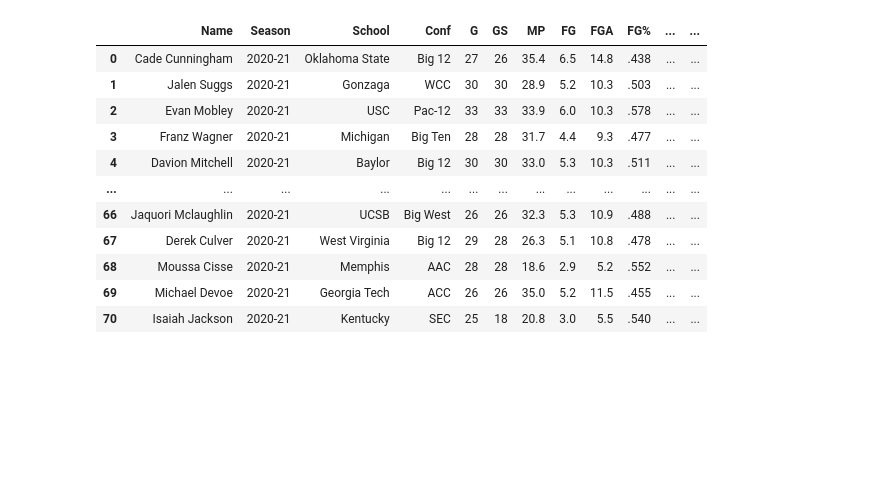
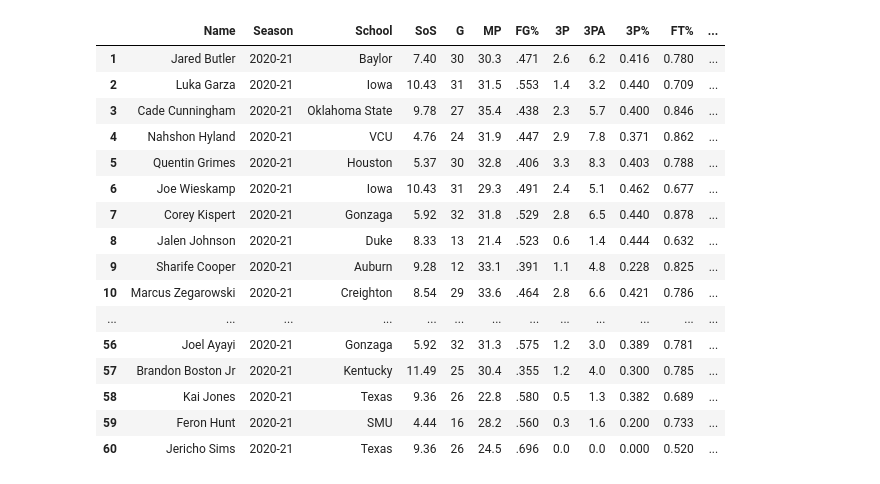
Before and after one commit to EvanJW7/2021-NBA-Draft-Prospect-Stats, a Jupyter notebook: 2021 Stats/2021.ipynb, the cells around one changed output. Drawn from its saved outputs; the diff is of its cells as text; code cells hidden in the pictures; blank space fills up the shorter version.

```diff
--- a/2021 Stats/2021.ipynb
+++ b/2021 Stats/2021.ipynb
@@ -2,62 +2,110 @@
 from bs4 import BeautifulSoup
 import requests
 import pandas as pd
+
 headers = {'User Agent':'Mozilla/5.0'}
 
 players = [
     'cade-cunningham', 'jalen-suggs','evan-mobley', 'franz-wagner', 'davion-mitchell',
     'scottie-barnes','moses-moody', 'ziaire-williams', 'corey-kispert', 'tre-mann', 'ayo-dosunmu',
-    'max-abmas', 'kai-jones', 'josh-christopher', 'nahshon-hyland', 'jalen-johnson-24', 'jaden-springer',
-    'cameron-thomas', 'miles-mcbride', 'johnny-juzang', 'charles-bassey', 'chris-duarte', 'james-bouknight',
-    'jeremiah-robinson-earl', 'sharife-cooper', 'dj-stewart', 'brandon-bostonjr', 'joel-ayayi', 'isaiah-livers',
-    'david-duke', 'dayron-sharpe', 'keon-johnson', 'marcus-zegarowski', 'rj-nembhard', 'aaron-henry', 'mj-walker',
-    'jericho-sims', 'raiquan-gray','feron-hunt', 'yves-pons', 'matthew-hurt', 'trey-murphyiii', 'ochai-agbaji',
-    'joshua-primo', 'aaron-wiggins', 'olivier-sarr', 'kessler-edwards', 'neemias-queta', 'jason-preston',
-    'sandro-mamukelashvili', 'jt-thor', 'quentin-grimes','sam-hauser', 'matthew-mayer', 'macio-teague',
-    'javonte-smart', 'dj-steward', 'luka-garza', 'matthew-mcclung', 'aamir-simms', 'trendon-watford',
-    'justin-champagnie', 'austin-reaves', 'makur-maker', 'julian-champagnie','keve-aluma','dejon-jarreau',
-    'jaquori-mclaughlin', 'derek-culver', 'moussa-cisse', 'michael-devoe','isaiah-jackson-3']
+    'kai-jones', 'josh-christopher', 'nahshon-hyland', 'jalen-johnson-24', 'jaden-springer', 'cameron-thomas',
+    'miles-mcbride', 'johnny-juzang', 'charles-bassey', 'chris-duarte', 'james-bouknight', 'jeremiah-robinson-earl',
+    'sharife-cooper', 'brandon-bostonjr', 'joel-ayayi', 'isaiah-livers', 'david-duke', 'dayron-sharpe',
+    'keon-johnson', 'marcus-zegarowski', 'rj-nembhard', 'aaron-henry', 'feron-hunt',
+    'matthew-hurt', 'trey-murphyiii', 'ochai-agbaji', 'joshua-primo', 'aaron-wiggins','kessler-edwards',
+    'neemias-queta', 'jason-preston', 'sandro-mamukelashvili', 'jt-thor', 'quentin-grimes', 'joe-wieskamp',
+    'macio-teague', 'javonte-smart', 'dj-steward', 'luka-garza', 'matthew-mcclung', 'santi-aldama'
+    'trendon-watford', 'justin-champagnie', 'austin-reaves', 'keve-aluma', 'isaiah-jackson-3', 'jared-butler',
+    'greg-brown-9', 'dalano-banton', 'david-johnson-13', 'jericho-sims', 'raiquan-gray']
 
 player_stats = []
 playerlist = []
 
 for player in players:
     try:
         if player[-1].isdigit():
             url = f'https://www.sports-reference.com/cbb/players/{player}.html'
         else:
             url = f'https://www.sports-reference.com/cbb/players/{player}-1.html'
         res = requests.get(url)
         soup = BeautifulSoup(res.content, 'lxml')
         header = [th.getText() for th in soup.findAll('tr', limit = 2)[0].findAll('th')]
         rows = soup.findAll('tr')
         player_stats.append([td.getText() for td in soup.find('tr', id ='players_per_game.2021')])
+
+        for i in player_stats:
+            if i[14] == '':
+                i[14] = str(0.0)
+
         table = pd.DataFrame(player_stats, columns = header)
         player = player.replace('-',' ').title()
         if player[-1].isdigit():
             player = player[:-2]
-
         if player[-2:] == 'jr':
             player = player.replace('jr', ' Jr')
-
-
         playerlist.append(player)
 
     except:
         continue
 
 table.insert(0, "Name", playerlist)
+table['MP'] = table['MP'].astype(float)
+table['PTS'] = table['PTS'].astype(float)
+table['AST'] = table['AST'].astype(float)
+table['TRB'] = table['TRB'].astype(float)
+table['BLK'] = table['BLK'].astype(float)
+table['STL'] = table['STL'].astype(float)
+table['3P'] = table['3P'].astype(float)
+table['3PA'] = table['3PA'].astype(float)
+table['TOV'] = table['TOV'].astype(float)
+table['SOS'] = table['SOS'].astype(float)
+table['PF'] = table['PF'].astype(float)
+table['FT%'] = table['FT%'].astype(float)
+table['3P%'] = table['3P%'].astype(float)
+
+per40 = 40/table['MP']
+
+table["Player Grade"] = ((table['PTS']*per40) + (table['TRB']*1.25*per40) + (table['AST']*2*per40) +
+(table['BLK']*3*per40) + (table['STL']*3*per40) + (table['3P']*7*per40)+ (table['FT%']*7) + (table['SOS']) +
+(table['3P%']*10))
+
+table["Player Grade"] = table["Player Grade"]*1.10
+table["Player Grade"] = (round(table["Player Grade"]))
+table["Player Grade"]= table["Player Grade"].astype(int)
+
+table = table.sort_values(by= "Player Grade", ascending=False)
+table.insert(4, 'SoS', table['SOS'])
+table.reset_index(drop = True, inplace=True)
+import numpy as np
+table.index = np.arange(1, len(table)+1)
+del table['SOS']
+del table['Conf']
+del table['ORB']
+del table['DRB']
+del table['GS']
+del table['FG']
+del table['FGA']
+del table['FT']
+del table['FTA']
+del table['2P']
+del table['2PA']
+del table['2P%']
 table
 # %% [output]
-|  | Name | Season | School | Conf | G | GS | MP | FG | FGA | FG% | ... | ... |
-| 0 | Cade Cunningham | 2020-21 | Oklahoma State | Big 12 | 27 | 26 | 35.4 | 6.5 | 14.8 | .438 | ... | ... |
-| 1 | Jalen Suggs | 2020-21 | Gonzaga | WCC | 30 | 30 | 28.9 | 5.2 | 10.3 | .503 | ... | ... |
-| 2 | Evan Mobley | 2020-21 | USC | Pac-12 | 33 | 33 | 33.9 | 6.0 | 10.3 | .578 | ... | ... |
-| 3 | Franz Wagner | 2020-21 | Michigan | Big Ten | 28 | 28 | 31.7 | 4.4 | 9.3 | .477 | ... | ... |
-| 4 | Davion Mitchell | 2020-21 | Baylor | Big 12 | 30 | 30 | 33.0 | 5.3 | 10.3 | .511 | ... | ... |
+|  | Name | Season | School | SoS | G | MP | FG% | 3P | 3PA | 3P% | FT% | ... |
+| 1 | Jared Butler | 2020-21 | Baylor | 7.40 | 30 | 30.3 | .471 | 2.6 | 6.2 | 0.416 | 0.780 | ... |
+| 2 | Luka Garza | 2020-21 | Iowa | 10.43 | 31 | 31.5 | .553 | 1.4 | 3.2 | 0.440 | 0.709 | ... |
+| 3 | Cade Cunningham | 2020-21 | Oklahoma State | 9.78 | 27 | 35.4 | .438 | 2.3 | 5.7 | 0.400 | 0.846 | ... |
+| 4 | Nahshon Hyland | 2020-21 | VCU | 4.76 | 24 | 31.9 | .447 | 2.9 | 7.8 | 0.371 | 0.862 | ... |
+| 5 | Quentin Grimes | 2020-21 | Houston | 5.37 | 30 | 32.8 | .406 | 3.3 | 8.3 | 0.403 | 0.788 | ... |
+| 6 | Joe Wieskamp | 2020-21 | Iowa | 10.43 | 31 | 29.3 | .491 | 2.4 | 5.1 | 0.462 | 0.677 | ... |
+| 7 | Corey Kispert | 2020-21 | Gonzaga | 5.92 | 32 | 31.8 | .529 | 2.8 | 6.5 | 0.440 | 0.878 | ... |
+| 8 | Jalen Johnson | 2020-21 | Duke | 8.33 | 13 | 21.4 | .523 | 0.6 | 1.4 | 0.444 | 0.632 | ... |
+| 9 | Sharife Cooper | 2020-21 | Auburn | 9.28 | 12 | 33.1 | .391 | 1.1 | 4.8 | 0.228 | 0.825 | ... |
+| 10 | Marcus Zegarowski | 2020-21 | Creighton | 8.54 | 29 | 33.6 | .464 | 2.8 | 6.6 | 0.421 | 0.786 | ... |
 | ... | ... | ... | ... | ... | ... | ... | ... | ... | ... | ... | ... | ... |
-| 66 | Jaquori Mclaughlin | 2020-21 | UCSB | Big West | 26 | 26 | 32.3 | 5.3 | 10.9 | .488 | ... | ... |
-| 67 | Derek Culver | 2020-21 | West Virginia | Big 12 | 29 | 28 | 26.3 | 5.1 | 10.8 | .478 | ... | ... |
-| 68 | Moussa Cisse | 2020-21 | Memphis | AAC | 28 | 28 | 18.6 | 2.9 | 5.2 | .552 | ... | ... |
-| 69 | Michael Devoe | 2020-21 | Georgia Tech | ACC | 26 | 26 | 35.0 | 5.2 | 11.5 | .455 | ... | ... |
-| 70 | Isaiah Jackson | 2020-21 | Kentucky | SEC | 25 | 18 | 20.8 | 3.0 | 5.5 | .540 | ... | ... |
+| 56 | Joel Ayayi | 2020-21 | Gonzaga | 5.92 | 32 | 31.3 | .575 | 1.2 | 3.0 | 0.389 | 0.781 | ... |
+| 57 | Brandon Boston Jr | 2020-21 | Kentucky | 11.49 | 25 | 30.4 | .355 | 1.2 | 4.0 | 0.300 | 0.785 | ... |
+| 58 | Kai Jones | 2020-21 | Texas | 9.36 | 26 | 22.8 | .580 | 0.5 | 1.3 | 0.382 | 0.689 | ... |
+| 59 | Feron Hunt | 2020-21 | SMU | 4.44 | 16 | 28.2 | .560 | 0.3 | 1.6 | 0.200 | 0.733 | ... |
+| 60 | Jericho Sims | 2020-21 | Texas | 9.36 | 26 | 24.5 | .696 | 0.0 | 0.0 | 0.000 | 0.520 | ... |
```
Also changed, not shown: parts of 1 cell of this notebook, 1 other file.
